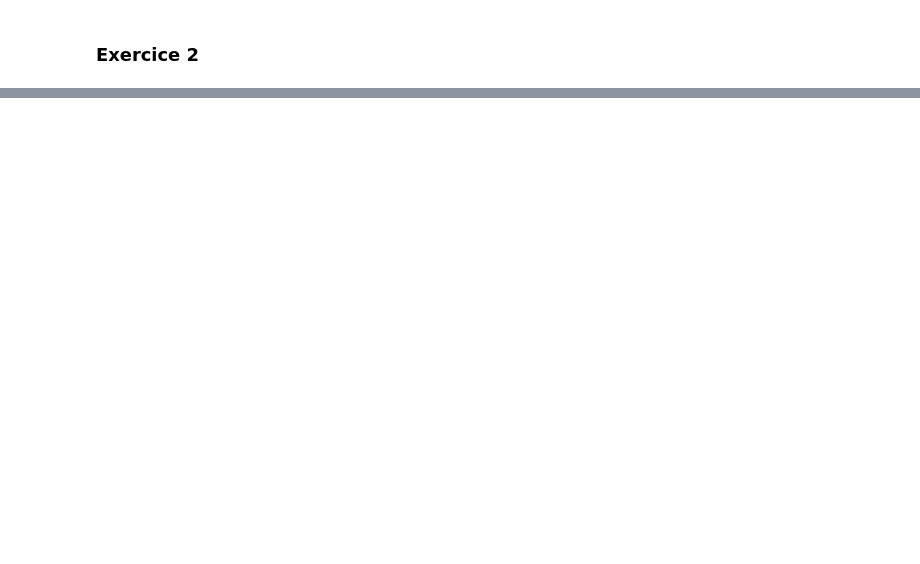
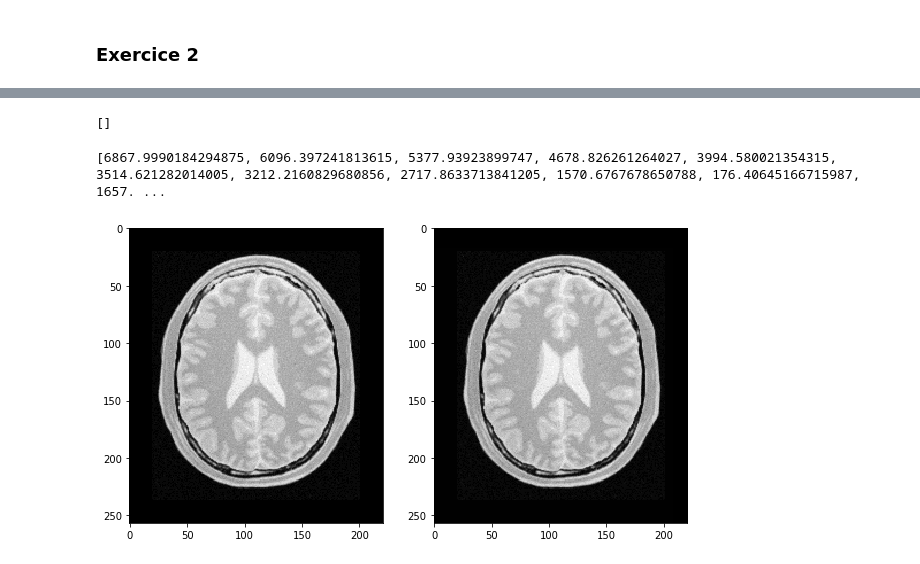
Before and after one commit to lucanchling/Acquis_Calib_Reco, a Jupyter notebook: Recalage/recalage.ipynb, the cells around one changed output, grey strips where cells are left out. Drawn from its saved outputs; the diff is of its cells as text; code cells hidden in the pictures; blank space fills up the shorter version.

```diff
--- a/Recalage/recalage.ipynb
+++ b/Recalage/recalage.ipynb
@@ -39,3 +49,10 @@ optimizer.SetNumberOfIterations(50) # Nombre maximal d'itération
+# %%
+f=[]
+def getMetricValue():
+    f.append(optimizer.GetValue())
+optimizer.AddObserver(itk.IterationEvent(),getMetricValue)
+# %% [output]
+[]
 # %%
 initialTransform = itk.TranslationTransform[itk.D, 2].New() # Instance de la classe de transformation choisie
 initialParameters = initialTransform.GetParameters() # Récupération des paramètres de la transformation
@@ -53,4 +72,10 @@ registration_filter.SetMetric(itk.MeanSquaresImageToImageMetric[ImageType, Image
 registration_filter.Update() # Exécution du recalage
+# %%
+print(f)
+# plt.figure()
+# plt.plot(f)
+# %% [output]
+[6867.9990184294875, 6096.397241813615, 5377.93923899747, 4678.826261264027, 3994.580021354315, 3514.621282014005, 3212.2160829680856, 2717.8633713841205, 1570.6767678650788, 176.40645166715987, 1657. ...
 # %%
 final_transform = registration_filter.GetTransform()
 # %%
@@ -59,3 +84,12 @@ resample_filter.SetInput(moving_image) # Image d'entrée
 resample_filter.SetTransform(final_transform)
 resample_filter.SetSize(fixed_image.GetLargestPossibleRegion().GetSize())
 itk.imwrite(resample_filter.GetOutput(), 'output/image_recalee.png') # Ecriture de l'image recalée sur le disque
+# %%
+plt.figure(figsize=(10,10))
+plt.subplot(1,2,1)
+plt.imshow(itk.GetArrayViewFromImage(fixed_image), cmap='gray')
+plt.subplot(1,2,2)
+plt.imshow(itk.GetArrayViewFromImage(resample_filter.GetOutput()), cmap='gray')
+plt.show()
+# %% [output]
+[figure, added]
```
Also changed, not shown: parts of 6 cells of this notebook, 1 other file.
